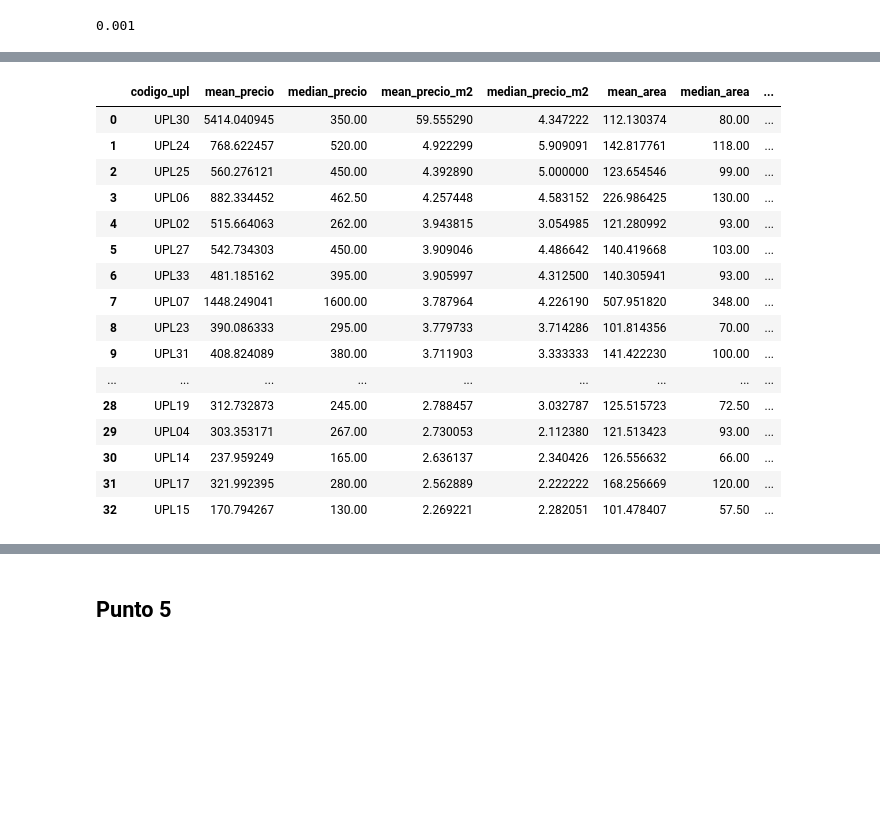
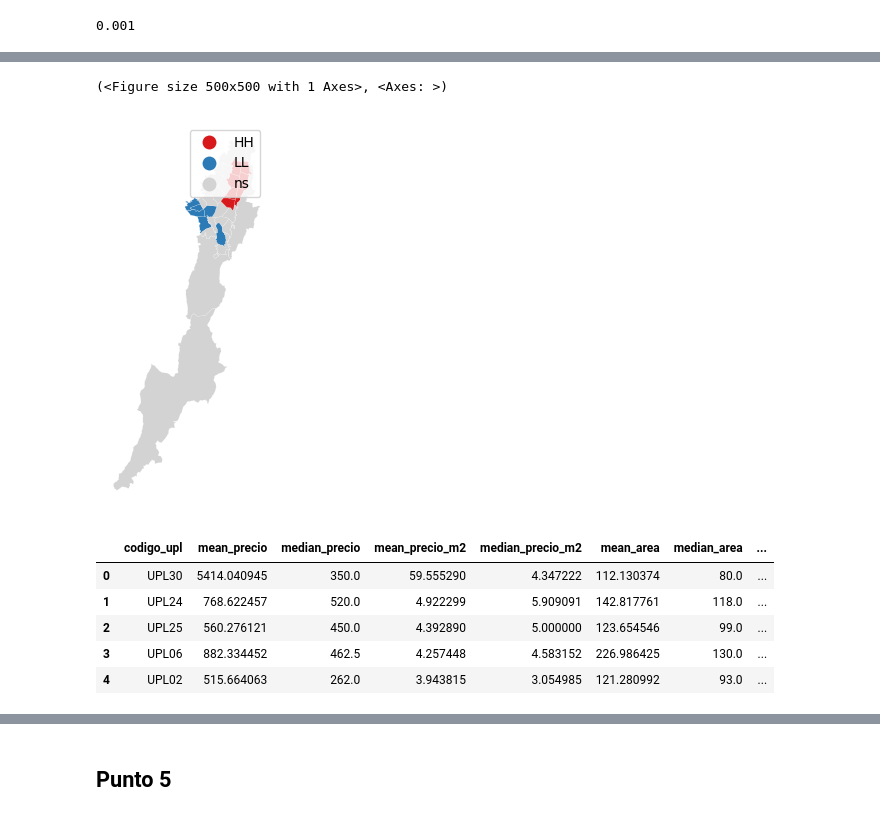
Before and after one commit to SantiGonzalezz/habi_prueba_data_science, a Jupyter notebook: Prueba_Data_Science_Santi.ipynb, the cells around one changed output, grey strips where cells are left out. Drawn from its saved outputs; the diff is of its cells as text; code cells hidden in the pictures; blank space fills up the shorter version.

```diff
--- a/Prueba_Data_Science_Santi.ipynb
+++ b/Prueba_Data_Science_Santi.ipynb
@@ -652,0 +656,9 @@ This will become an error in seaborn v0.14.0; please update your code.
+# %%
+df_precio_upl['p_sim'] = moran_local.p_sim
+df_precio_upl['q'] = moran_local.q
+df_precio_upl.loc[df_precio_upl['q'] == 1, 'tipo'] = 'HH'
+df_precio_upl.loc[df_precio_upl['q'] == 2, 'tipo'] = 'LH'
+df_precio_upl.loc[df_precio_upl['q'] == 3, 'tipo'] = 'LL'
+df_precio_upl.loc[df_precio_upl['q'] == 4, 'tipo'] = 'HL'
+df_precio_upl['significativo'] = 0
+df_precio_upl.loc[df_precio_upl['p_sim'] <= 0.05, 'significativo'] = 1
@@ -653,20 +671,19 @@ This will become an error in seaborn v0.14.0; please update your code.
+# %%
+lisa_cluster(
+    moran_loc=moran_local,
+    gdf=df_precio_upl,
+    p=0.05,
+    figsize=(5, 5),
+)
+# %% [output]
+(<Figure size 500x500 with 1 Axes>, <Axes: >)
+[figure, added]
 # %%
-df_precio_upl
+df_precio_upl.head()
 # %% [output]
 |  | codigo_upl | mean_precio | median_precio | mean_precio_m2 | median_precio_m2 | mean_area | median_area | ... |
-| 0 | UPL30 | 5414.040945 | 350.00 | 59.555290 | 4.347222 | 112.130374 | 80.00 | ... |
-| 1 | UPL24 | 768.622457 | 520.00 | 4.922299 | 5.909091 | 142.817761 | 118.00 | ... |
-| 2 | UPL25 | 560.276121 | 450.00 | 4.392890 | 5.000000 | 123.654546 | 99.00 | ... |
-| 3 | UPL06 | 882.334452 | 462.50 | 4.257448 | 4.583152 | 226.986425 | 130.00 | ... |
-| 4 | UPL02 | 515.664063 | 262.00 | 3.943815 | 3.054985 | 121.280992 | 93.00 | ... |
-| 5 | UPL27 | 542.734303 | 450.00 | 3.909046 | 4.486642 | 140.419668 | 103.00 | ... |
-| 6 | UPL33 | 481.185162 | 395.00 | 3.905997 | 4.312500 | 140.305941 | 93.00 | ... |
-| 7 | UPL07 | 1448.249041 | 1600.00 | 3.787964 | 4.226190 | 507.951820 | 348.00 | ... |
-| 8 | UPL23 | 390.086333 | 295.00 | 3.779733 | 3.714286 | 101.814356 | 70.00 | ... |
-| 9 | UPL31 | 408.824089 | 380.00 | 3.711903 | 3.333333 | 141.422230 | 100.00 | ... |
-| ... | ... | ... | ... | ... | ... | ... | ... | ... |
-| 28 | UPL19 | 312.732873 | 245.00 | 2.788457 | 3.032787 | 125.515723 | 72.50 | ... |
-| 29 | UPL04 | 303.353171 | 267.00 | 2.730053 | 2.112380 | 121.513423 | 93.00 | ... |
-| 30 | UPL14 | 237.959249 | 165.00 | 2.636137 | 2.340426 | 126.556632 | 66.00 | ... |
-| 31 | UPL17 | 321.992395 | 280.00 | 2.562889 | 2.222222 | 168.256669 | 120.00 | ... |
-| 32 | UPL15 | 170.794267 | 130.00 | 2.269221 | 2.282051 | 101.478407 | 57.50 | ... |
+| 0 | UPL30 | 5414.040945 | 350.0 | 59.555290 | 4.347222 | 112.130374 | 80.0 | ... |
+| 1 | UPL24 | 768.622457 | 520.0 | 4.922299 | 5.909091 | 142.817761 | 118.0 | ... |
+| 2 | UPL25 | 560.276121 | 450.0 | 4.392890 | 5.000000 | 123.654546 | 99.0 | ... |
+| 3 | UPL06 | 882.334452 | 462.5 | 4.257448 | 4.583152 | 226.986425 | 130.0 | ... |
+| 4 | UPL02 | 515.664063 | 262.0 | 3.943815 | 3.054985 | 121.280992 | 93.0 | ... |
```
Also changed, not shown: parts of 12 cells of this notebook, 2 other files.
